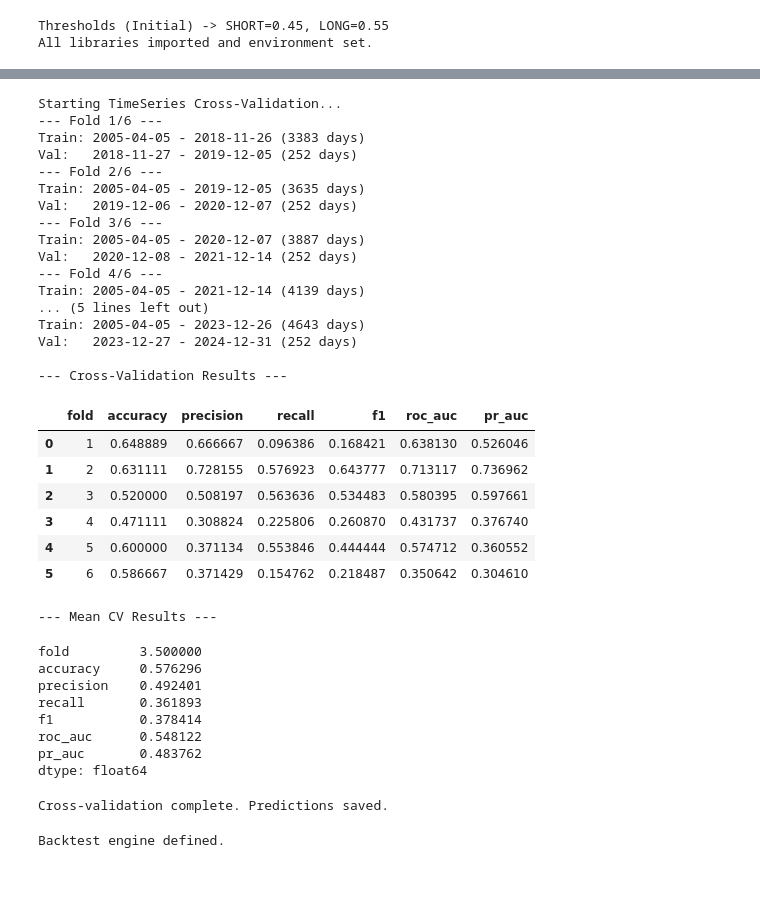
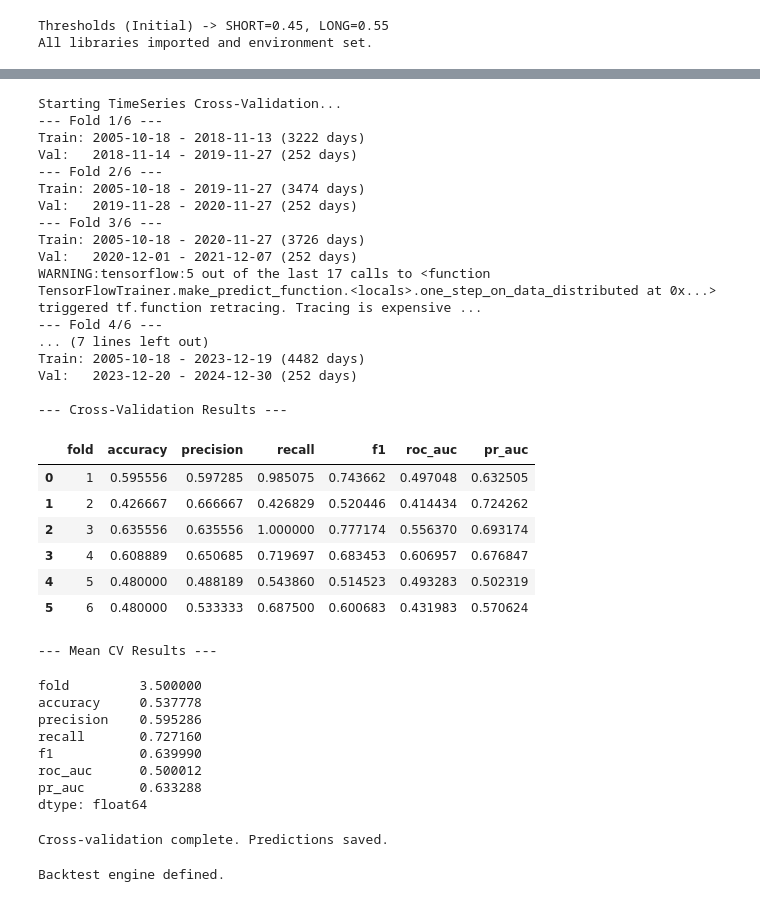
Before and after one commit to Akshat-jwr/CNN_LSTM, a Jupyter notebook: Infy-CNN_LSTM(1).ipynb, the cells around one changed output, grey strips where cells are left out. Cells and saved outputs as stored; diff of their text form; code cells hidden in the pictures.

```diff
--- a/Infy-CNN_LSTM(1).ipynb
+++ b/Infy-CNN_LSTM(1).ipynb
@@ -10,9 +10,10 @@ import numpy as np
 import pandas as pd
 import matplotlib.pyplot as plt
 import matplotlib.dates as mdates
-from nsepython import equity_history
+import yfinance as yf
 import pandas_ta as ta
 from sklearn.model_selection import TimeSeriesSplit
+from sklearn.utils.class_weight import compute_class_weight
 from sklearn.preprocessing import StandardScaler
 from sklearn.metrics import accuracy_score, precision_score, recall_score, f1_score, roc_auc_score, average_precision_score
 import tensorflow as tf
@@ -25,7 +26,7 @@ from itertools import product
 import contextlib, io
 from tabulate import tabulate
 
-OUTPUT_DIR = Path("./INFY_CNN_LSTM_Results")
+OUTPUT_DIR = Path("./INFY_CNN_LSTM_Results/model2_peakreturn")
 OUTPUT_DIR.mkdir(parents=True, exist_ok=True)
 warnings.filterwarnings("ignore", category=FutureWarning)
 
@@ -168,7 +188,8 @@ def add_technical_features(df, lags=7):
 
     # OBV
     direction = np.sign(px.diff().fillna(0))
-    df["OBV"] = (direction * df["Volume"]).fillna(0).cumsum()
+    obv_raw = (direction * df["Volume"]).fillna(0).cumsum()
+    df["OBV"] = obv_raw.pct_change(5).fillna(0).clip(-10, 10)  # 5-day ROC, stationary
 
     # Lagged log returns
     for lag in range(1, lags + 1):
@@ -202,6 +223,17 @@ def add_technical_features(df, lags=7):
     # Vol ratio
     df["vol_ratio"] = df["vol_10d"] / (df["vol_63d"] + 1e-12)
 
+
+    # ── Market context features (Nifty50) ───────────────────────────────────
+    if "nifty_close" in df.columns:
+        nifty = df["nifty_close"]
+        nifty_ret = np.log(nifty / nifty.shift(1))
+        df["nifty_ret_1d"]    = nifty_ret
+        df["nifty_ret_5d"]    = np.log(nifty / nifty.shift(5))
+        df["nifty_vol_21d"]   = nifty_ret.rolling(21).std() * np.sqrt(252)
+        df["it_rel_strength"] = df["log_returns"] - nifty_ret  # INFY alpha vs market
+        df["price_to_200sma"] = px / px.rolling(200).mean() - 1  # trend regime signal
+
     return df
 
 df = add_technical_features(df, lags=7)
@@ -217,8 +249,16 @@ FEATURE_COLS = [
 ] + [f"lag_{i}" for i in range(1, 8)]
 
 
+MARKET_FEATURES = [
+    "nifty_ret_1d", "nifty_ret_5d", "nifty_vol_21d",
+    "it_rel_strength", "price_to_200sma",
+]
+FEATURE_COLS = FEATURE_COLS + MARKET_FEATURES
+print(f"Total features (incl. market): {len(FEATURE_COLS)}")
+
+
 FWD_DAYS = 6
-PROFIT_TAKE_PCT = 0.03
+PROFIT_TAKE_PCT = 0.03  # 3% target: best ROC-AUC (0.558), best OOS Sharpe
 
 future_highs = df["High"].rolling(window=FWD_DAYS).max().shift(-FWD_DAYS)
 
@@ -363,12 +404,16 @@ for k, (tr_pos, va_pos) in enumerate(tscv.split(X_base)):
     es = EarlyStopping(monitor="val_loss", patience=5, restore_best_weights=True, verbose=0)
     rl = ReduceLROnPlateau(monitor="val_loss", factor=0.5, patience=2, min_lr=1e-5, verbose=0)
 
+    # Class weighting — corrects for imbalanced positive labels (3% profit threshold)
+    cw = compute_class_weight("balanced", classes=np.array([0, 1]), y=ytr_seq)
+    cw_dict = {0: float(cw[0]), 1: float(cw[1])}
     model.fit(
         Xtr_seq, ytr_seq,
         validation_data=(Xva_seq, yva_seq),
         epochs=20, batch_size=64,
         verbose=0,
-        callbacks=[es, rl]
+        callbacks=[es, rl],
+        class_weight=cw_dict
     )
 
     # --- Predictions ---
@@ -387,57 +432,57 @@ for k, (tr_pos, va_pos) in enumerate(tscv.split(X_base)):
         "f1":        f1_score(yva_seq, yhat, zero_division=0),
         "roc_auc":   roc_auc_score(yva_seq, pv),
         "pr_auc":    average_precision_score(yva_seq, pv),
     })
     last_scaler = sc
 
 preds_cv = np.array(preds_cv)
 labels_cv = np.array(labels_cv)
 idx_cv = pd.DatetimeIndex(idx_cv)
 
 df_folds = pd.DataFrame(fold_rows)
 print("\n--- Cross-Validation Results ---")
 display(df_folds)
 print("\n--- Mean CV Results ---")
 display(df_folds.mean(numeric_only=True))
 
 np.save(OUTPUT_DIR/"cv_predictions.npy", preds_cv)
 np.save(OUTPUT_DIR/"cv_labels.npy", labels_cv)
 np.save(OUTPUT_DIR/"cv_index.npy", idx_cv.values.astype("datetime64[ns]"))
 
 print("\nCross-validation complete. Predictions saved.")
 # %% [output]
 Starting TimeSeries Cross-Validation...
 --- Fold 1/6 ---
-Train: 2005-04-05 - 2018-11-26 (3383 days)
-Val:   2018-11-27 - 2019-12-05 (252 days)
+Train: 2005-10-18 - 2018-11-13 (3222 days)
+Val:   2018-11-14 - 2019-11-27 (252 days)
 --- Fold 2/6 ---
-Train: 2005-04-05 - 2019-12-05 (3635 days)
-Val:   2019-12-06 - 2020-12-07 (252 days)
+Train: 2005-10-18 - 2019-11-27 (3474 days)
+Val:   2019-11-28 - 2020-11-27 (252 days)
 --- Fold 3/6 ---
-Train: 2005-04-05 - 2020-12-07 (3887 days)
-Val:   2020-12-08 - 2021-12-14 (252 days)
+Train: 2005-10-18 - 2020-11-27 (3726 days)
+Val:   2020-12-01 - 2021-12-07 (252 days)
+WARNING:tensorflow:5 out of the last 17 calls to <function TensorFlowTrainer.make_predict_function.<locals>.one_step_on_data_distributed at 0x...> triggered tf.function retracing. Tracing is expensive ...
 --- Fold 4/6 ---
-Train: 2005-04-05 - 2021-12-14 (4139 days)
-... (5 lines left out)
-Train: 2005-04-05 - 2023-12-26 (4643 days)
-Val:   2023-12-27 - 2024-12-31 (252 days)
+... (7 lines left out)
+Train: 2005-10-18 - 2023-12-19 (4482 days)
+Val:   2023-12-20 - 2024-12-30 (252 days)
 
 --- Cross-Validation Results ---
 |  | fold | accuracy | precision | recall | f1 | roc_auc | pr_auc |
-| 0 | 1 | 0.648889 | 0.666667 | 0.096386 | 0.168421 | 0.638130 | 0.526046 |
-| 1 | 2 | 0.631111 | 0.728155 | 0.576923 | 0.643777 | 0.713117 | 0.736962 |
-| 2 | 3 | 0.520000 | 0.508197 | 0.563636 | 0.534483 | 0.580395 | 0.597661 |
-| 3 | 4 | 0.471111 | 0.308824 | 0.225806 | 0.260870 | 0.431737 | 0.376740 |
-| 4 | 5 | 0.600000 | 0.371134 | 0.553846 | 0.444444 | 0.574712 | 0.360552 |
-| 5 | 6 | 0.586667 | 0.371429 | 0.154762 | 0.218487 | 0.350642 | 0.304610 |
+| 0 | 1 | 0.595556 | 0.597285 | 0.985075 | 0.743662 | 0.497048 | 0.632505 |
+| 1 | 2 | 0.426667 | 0.666667 | 0.426829 | 0.520446 | 0.414434 | 0.724262 |
+| 2 | 3 | 0.635556 | 0.635556 | 1.000000 | 0.777174 | 0.556370 | 0.693174 |
+| 3 | 4 | 0.608889 | 0.650685 | 0.719697 | 0.683453 | 0.606957 | 0.676847 |
+| 4 | 5 | 0.480000 | 0.488189 | 0.543860 | 0.514523 | 0.493283 | 0.502319 |
+| 5 | 6 | 0.480000 | 0.533333 | 0.687500 | 0.600683 | 0.431983 | 0.570624 |
 --- Mean CV Results ---
 fold         3.500000
-accuracy     0.576296
-precision    0.492401
-recall       0.361893
-f1           0.378414
-roc_auc      0.548122
-pr_auc       0.483762
+accuracy     0.537778
+precision    0.595286
+recall       0.727160
+f1           0.639990
+roc_auc      0.500012
+pr_auc       0.633288
 dtype: float64
 Cross-validation complete. Predictions saved.
 # %%
```
Also changed, not shown: parts of 7 cells of this notebook, 13 other files.
